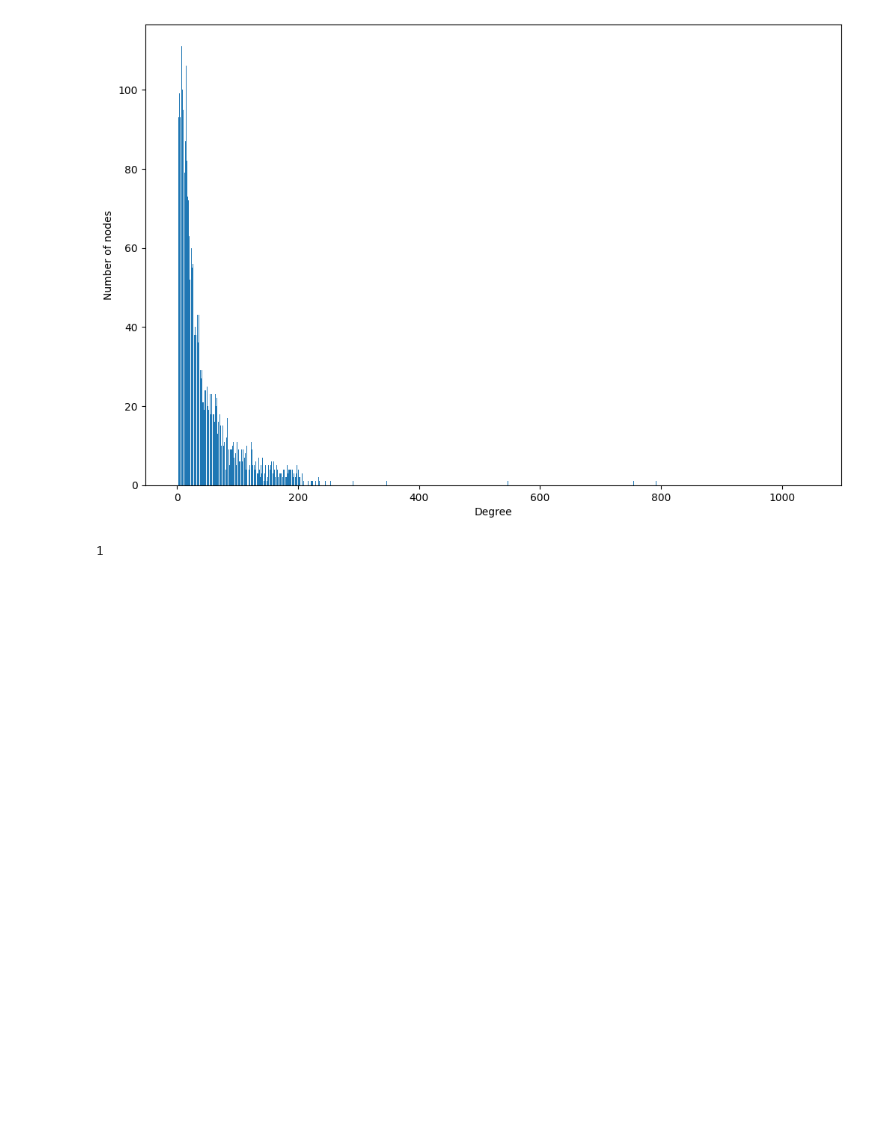
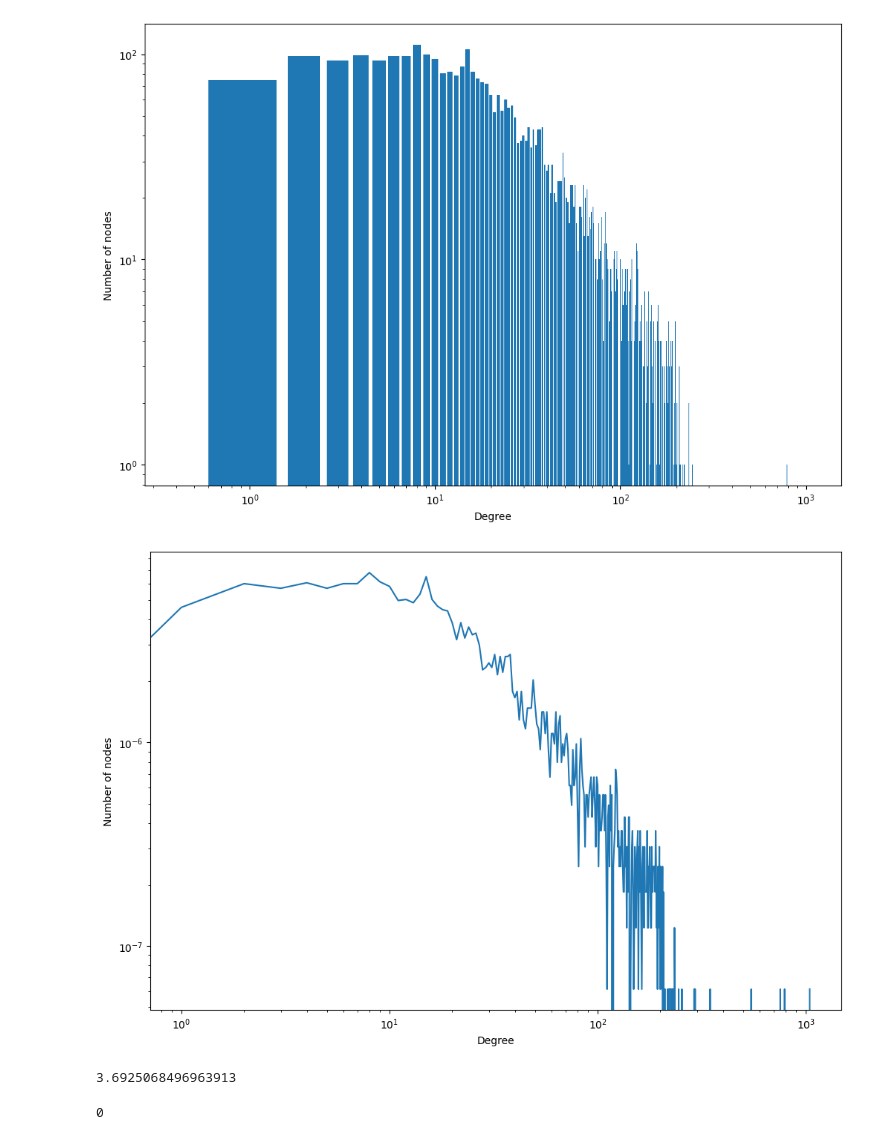
Before and after one commit to realrusssobti/ece227-course-project, a Jupyter notebook: facebook_combined/facebook_degree_distribution.ipynb, the cells around one changed output. Drawn from its saved outputs; the diff is of its cells as text; code cells hidden in the pictures; blank space fills up the shorter version.

```diff
--- a/facebook_combined/facebook_degree_distribution.ipynb
+++ b/facebook_combined/facebook_degree_distribution.ipynb
@@ -6,16 +8,33 @@ G = nx.read_edgelist("facebook_combined.txt.gz", create_using=nx.Graph(), nodety
 # %%
-list_of_degrees = nx.degree_histogram(G)
+
 
 plt.figure(figsize=(12, 8))
 plt.bar(range(len(list_of_degrees)), list_of_degrees)
+#plt.hist(list_of_degrees, bins=100)
 plt.xlabel("Degree")
 plt.ylabel("Number of nodes")
+plt.yscale("log")
 plt.xscale("log")
-plt.yscale("log")
 plt.show()
 # %% [output]
-[figure, old version]
+[figure, new version]
+# %%
+plt.figure(figsize=(12, 8))
+list_of_degrees = [x/4039 for x in list_of_degrees]
+plt.plot(range(len(list_of_degrees)), list_of_degrees)
+#plt.hist(list_of_degrees, bins=100)
+plt.xlabel("Degree")
+plt.ylabel("Number of nodes")
+plt.yscale("log")
+plt.xscale("log")
+plt.show()
+# %% [output]
+[figure, added]
+# %%
+print(nx.average_shortest_path_length(G))
+# %% [output]
+3.6925068496963913
 # %%
-print(list_of_degrees[-1])
+print(list_of_degrees[-4])
 # %% [output]
-1
+0
```
Also changed, not shown: parts of 1 cell of this notebook.
